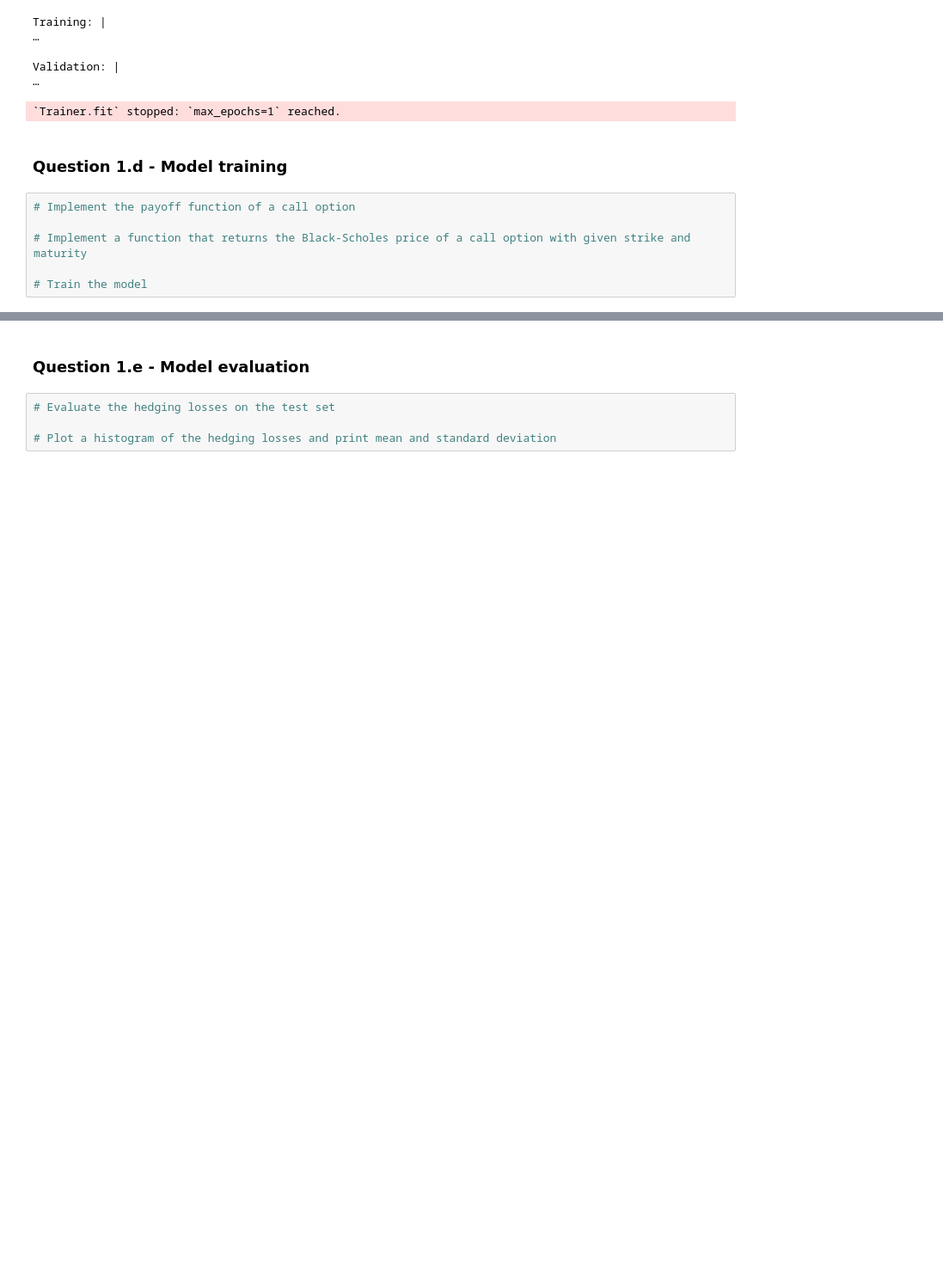
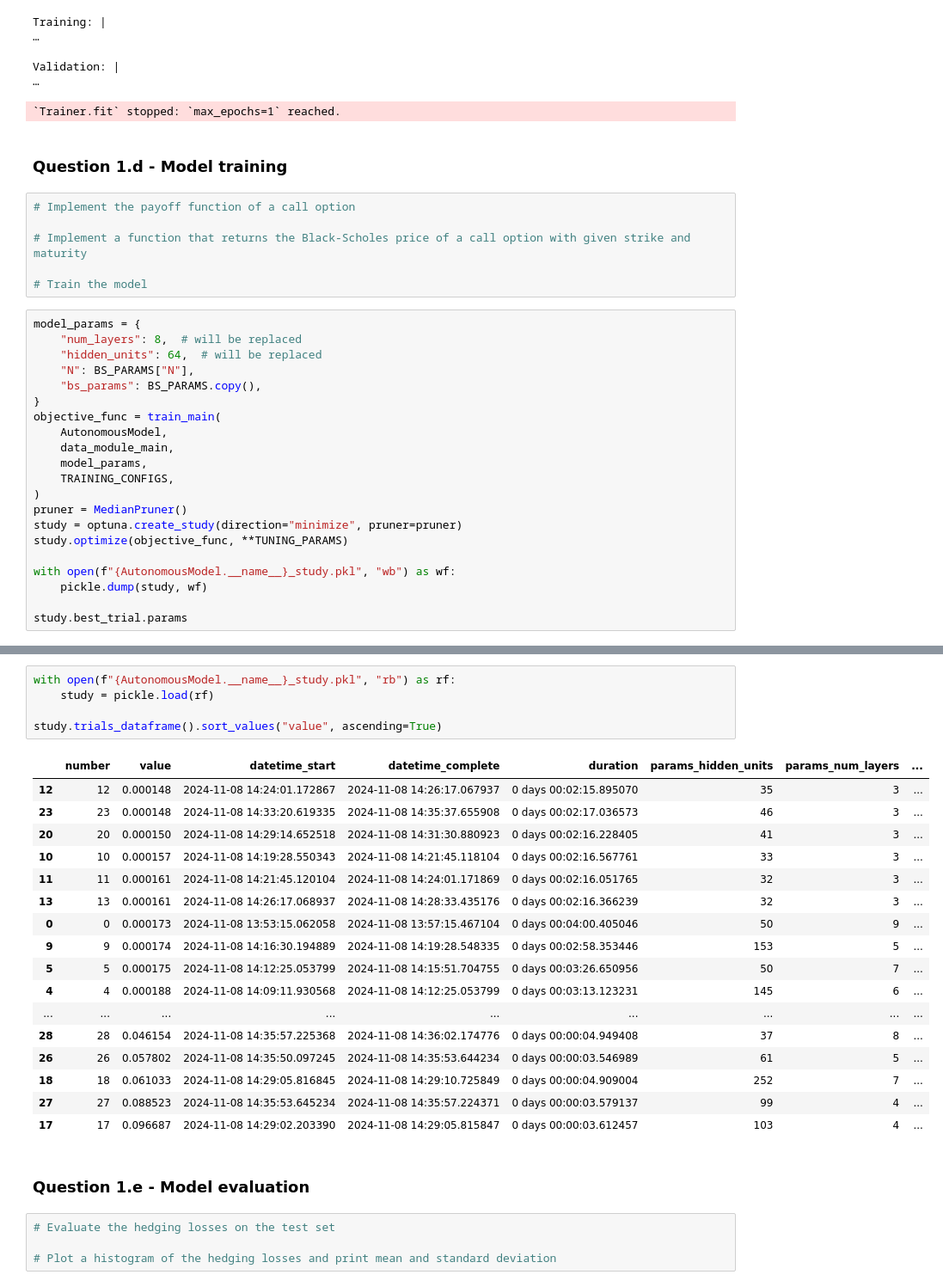
Before and after one commit to 10258392511/MLFIProjects, a Jupyter notebook: DeepHedge/assignment3_completed.ipynb, the cells around one changed output, grey strips where cells are left out. Shown at 86% size. Drawn from its saved outputs; the diff is of its cells as text; blank space fills up the shorter version.

```diff
--- a/DeepHedge/assignment3_completed.ipynb
+++ b/DeepHedge/assignment3_completed.ipynb
@@ -392,3 +472,24 @@ Validation: |
 # Implement a function that returns the Black-Scholes price of a call option with given strike and maturity
 
 # Train the model
+# %%
+model_params = {
+    "num_layers": 8,  # will be replaced
+    "hidden_units": 64,  # will be replaced
+    "N": BS_PARAMS["N"],
+    "bs_params": BS_PARAMS.copy(),
+}
+objective_func = train_main(
+    AutonomousModel,
+    data_module_main,
+    model_params,
+    TRAINING_CONFIGS,
+)
+pruner = MedianPruner()
+study = optuna.create_study(direction="minimize", pruner=pruner)
+study.optimize(objective_func, **TUNING_PARAMS)
+
+with open(f"{AutonomousModel.__name__}_study.pkl", "wb") as wf:
+    pickle.dump(study, wf)
+
+study.best_trial.params
@@ -395,3 +525,26 @@ Validation: |
+# %%
+with open(f"{AutonomousModel.__name__}_study.pkl", "rb") as rf:
+    study = pickle.load(rf)
+
+study.trials_dataframe().sort_values("value", ascending=True)
+# %% [output]
+|  | number | value | datetime_start | datetime_complete | duration | params_hidden_units | params_num_layers | ... |
+| 12 | 12 | 0.000148 | 2024-11-08 14:24:01.172867 | 2024-11-08 14:26:17.067937 | 0 days 00:02:15.895070 | 35 | 3 | ... |
+| 23 | 23 | 0.000148 | 2024-11-08 14:33:20.619335 | 2024-11-08 14:35:37.655908 | 0 days 00:02:17.036573 | 46 | 3 | ... |
+| 20 | 20 | 0.000150 | 2024-11-08 14:29:14.652518 | 2024-11-08 14:31:30.880923 | 0 days 00:02:16.228405 | 41 | 3 | ... |
+| 10 | 10 | 0.000157 | 2024-11-08 14:19:28.550343 | 2024-11-08 14:21:45.118104 | 0 days 00:02:16.567761 | 33 | 3 | ... |
+| 11 | 11 | 0.000161 | 2024-11-08 14:21:45.120104 | 2024-11-08 14:24:01.171869 | 0 days 00:02:16.051765 | 32 | 3 | ... |
+| 13 | 13 | 0.000161 | 2024-11-08 14:26:17.068937 | 2024-11-08 14:28:33.435176 | 0 days 00:02:16.366239 | 32 | 3 | ... |
+| 0 | 0 | 0.000173 | 2024-11-08 13:53:15.062058 | 2024-11-08 13:57:15.467104 | 0 days 00:04:00.405046 | 50 | 9 | ... |
+| 9 | 9 | 0.000174 | 2024-11-08 14:16:30.194889 | 2024-11-08 14:19:28.548335 | 0 days 00:02:58.353446 | 153 | 5 | ... |
+| 5 | 5 | 0.000175 | 2024-11-08 14:12:25.053799 | 2024-11-08 14:15:51.704755 | 0 days 00:03:26.650956 | 50 | 7 | ... |
+| 4 | 4 | 0.000188 | 2024-11-08 14:09:11.930568 | 2024-11-08 14:12:25.053799 | 0 days 00:03:13.123231 | 145 | 6 | ... |
+| ... | ... | ... | ... | ... | ... | ... | ... | ... |
+| 28 | 28 | 0.046154 | 2024-11-08 14:35:57.225368 | 2024-11-08 14:36:02.174776 | 0 days 00:00:04.949408 | 37 | 8 | ... |
+| 26 | 26 | 0.057802 | 2024-11-08 14:35:50.097245 | 2024-11-08 14:35:53.644234 | 0 days 00:00:03.546989 | 61 | 5 | ... |
+| 18 | 18 | 0.061033 | 2024-11-08 14:29:05.816845 | 2024-11-08 14:29:10.725849 | 0 days 00:00:04.909004 | 252 | 7 | ... |
+| 27 | 27 | 0.088523 | 2024-11-08 14:35:53.645234 | 2024-11-08 14:35:57.224371 | 0 days 00:00:03.579137 | 99 | 4 | ... |
+| 17 | 17 | 0.096687 | 2024-11-08 14:29:02.203390 | 2024-11-08 14:29:05.815847 | 0 days 00:00:03.612457 | 103 | 4 | ... |
 # %% [markdown]
 ### Question 1.e - Model evaluation
 # %%
```
Also changed, not shown: parts of 17 cells of this notebook, 1 other file.
